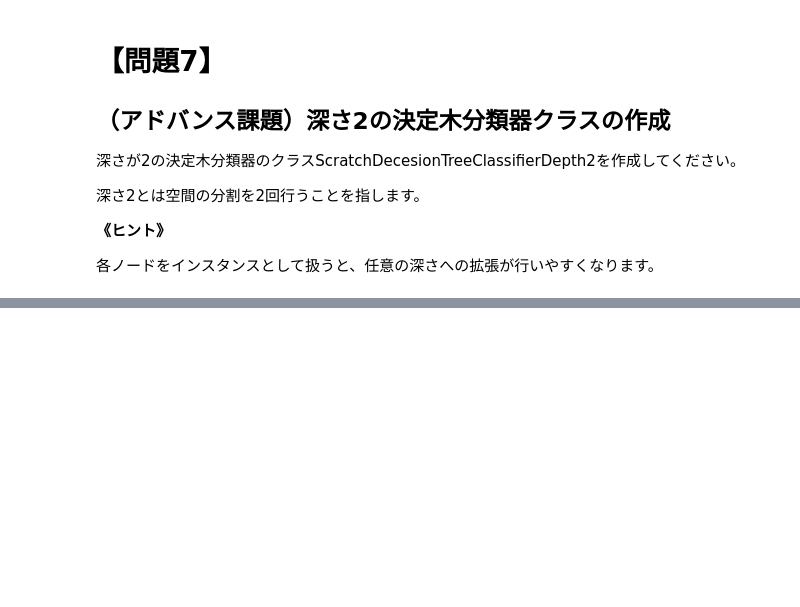
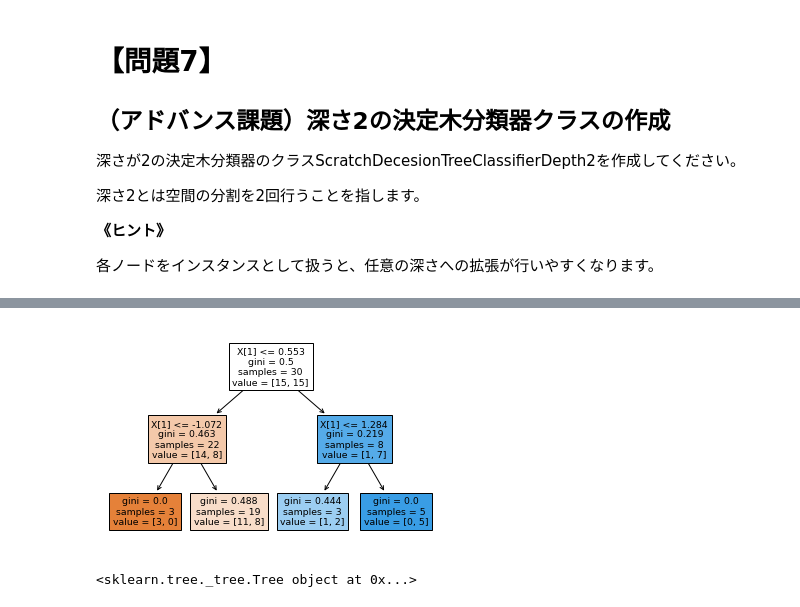
Before and after one commit to taiki-nakaso/diveintocode-ml, a Jupyter notebook: src/sprint/sprint6/sprint6.ipynb, the cells around one changed output, grey strips where cells are left out. Drawn from its saved outputs; the diff is of its cells as text; code cells hidden in the pictures; blank space fills up the shorter version.

```diff
--- a/src/sprint/sprint6/sprint6.ipynb
+++ b/src/sprint/sprint6/sprint6.ipynb
@@ -743,0 +1152,5 @@ plt.show()
+# %%
+# sklearn版との比較
+from sklearn.tree import DecisionTreeClassifier
+dtree2_sk = DecisionTreeClassifier(max_depth=2)
+dtree2_sk.fit(X_train_std, y_train)
@@ -743,0 +1248,21 @@ plt.show()
+# %%
+from sklearn.tree import plot_tree
+%matplotlib inline
+_ = plot_tree(dtree2_sk, filled=True)
+# %% [output]
+[figure, added]
+# %%
+from dtreeviz.trees import dtreeviz
+
+viz = dtreeviz(
+    clf,
+    iris.data,
+    iris.target,
+    target_name='variety',
+    feature_names=iris.feature_names,
+    class_names=[str(i) for i in iris.target_names],
+)
+
+viz.view()
+# %% [output]
+<sklearn.tree._tree.Tree object at 0x...>
```
Also changed, not shown: parts of 10 cells of this notebook.
